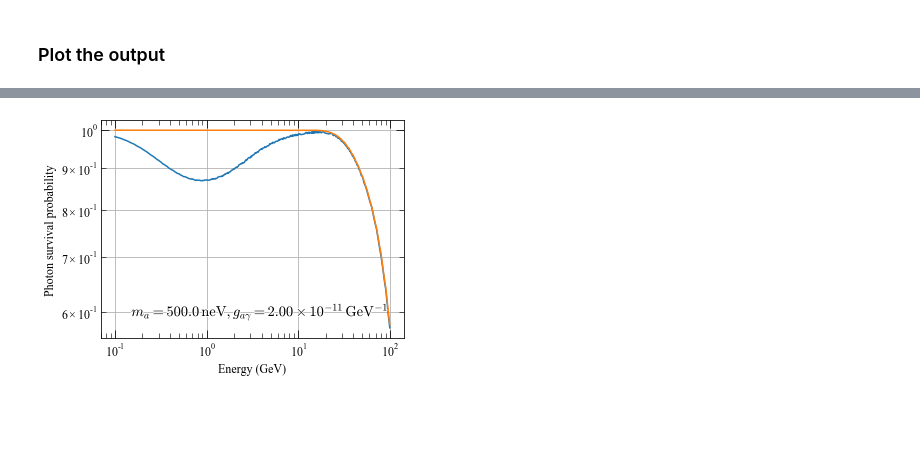
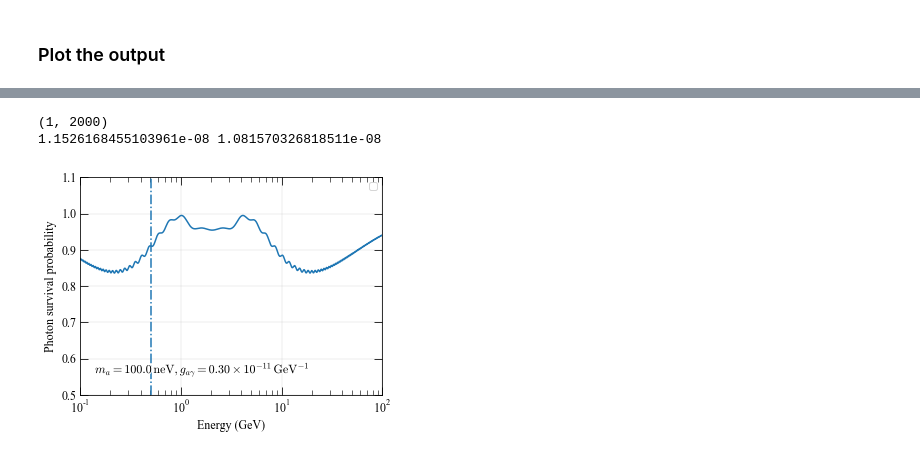
Before and after one commit to me-manu/gammaALPs, a Jupyter notebook: notebooks/example_AGN_jet.ipynb, the cells around one changed output, grey strips where cells are left out. Drawn from its saved outputs; the diff is of its cells as text; code cells hidden in the pictures; blank space fills up the shorter version.

```diff
--- a/notebooks/example_AGN_jet.ipynb
+++ b/notebooks/example_AGN_jet.ipynb
@@ -45,17 +48,18 @@ Here's the initial polarization matrix, again we assume an unpolarized beam.
 # %%
 pin = np.diag((1.,1.,0.)) * 0.5
 # %%
-m = ModuleList(ALP(m = 1., g = 1.), src, pin = pin, EGeV = EGeV, seed = 0)
+m = ModuleList(ALP(m = 1., g = 2.), src, pin = pin, EGeV = EGeV, seed = 0)
 # %% [markdown]
 Now add the modules:
 # %%
 gamma_min = 1.
 m.add_propagation("Jet",
                   0, # position of module counted from the source.
-                  B0 = 1.4, #Jet field at r = R0 in G
-                  r0 = 0.138, #distance from BH where B = B0 in pc
-                  alpha = -0.8, #exponent of toroidal mangetic field (default: -1.)
-                  psi = 0., #Angle between one photon polarization state and B field.
+                  B0 = 0.32, #Jet field at r = R0 in G
+                  r0 = 1., #distance from BH where B = B0 in pc
+                  rgam = 3.19e17 * u.cm.to('pc'), # distance of gamma-ray emitting region to BH
+                  alpha = -1, #exponent of toroidal mangetic field (default: -1.)
+                  psi = np.pi/4., #Angle between one photon polarization state and B field.
                           #Assumed constant over entire jet.
                   helical = True, #if True, use helical magnetic-field model from Clausen-Brown et al. (2011).
                                     #In this case, the psi kwarg is treated is as the phi angle
@@ -65,9 +69,10 @@ m.add_propagation("Jet",
                             #and set n0 given the minimum electron lorentz factor set with gamma_min
                   gamma_min = gamma_min, #minimum lorentz factor of emitting electrons, only used if equipartition = True
                   gamma_max = np.exp(10.) * gamma_min, #maximum lorentz factor of emitting electrons, only used if equipartition = True
-                  Rjet = 1000., #maximum jet length in pc (default: 1000.)
+                  Rjet = 40., #maximum jet length in pc (default: 1000.)
+                  n0 = 1e4, beta = -2.
                  )
-m.add_propagation("EBL",1, model = 'dominguez') # EBL attenuation comes second, after beam has left cluster
+m.add_propagation("EBL",1, eblmodel = 'dominguez') # EBL attenuation comes second, after beam has left cluster
 m.add_propagation("GMF",2, model = 'jansson12', model_sum = 'ASS') # finally, the beam enters the Milky Way Field
 # %% [markdown]
 ### Peek at the electron density and the magnetic field
@@ -85,8 +93,8 @@ plt.ylabel('B field [$\mu$G] / Electron dentity [cm$^{-3}$]')
 # %% [markdown]
 Set the ALP values
 # %%
-m.alp.m = 5e2
-m.alp.g = 2
+m.alp.m = 100.
+m.alp.g = 0.3
 # %%
 px,py,pa = m.run(multiprocess=2)
 # %% [output]
@@ -98,23 +106,34 @@ WARNING:root:Not all values of circular polarization are real values!
 atten = np.exp(-m.modules[1].opt_depth(src.z, m.EGeV / 1e3))
 # %%
 pgg = px + py # the total photon survival probability
-
-print pgg.shape
-print np.max(pgg[0][m.EGeV < 1.]) - np.min(pgg[0][m.EGeV < 1.])
+#pgg = pa
+print (pgg.shape)
+#print (np.max(pgg[0][m.EGeV < 1.]) - np.min(pgg[0][m.EGeV < 1.]))
+print (px[0,-1], py[0,-1])
 
 for p in pgg: # plot all realizations
-    plt.loglog(m.EGeV, p)
+    plt.plot(m.EGeV, p / atten)
+    #plt.plot(m.EGeV, p )
 
-plt.grid(True)
-plt.grid(True, which = 'minor', axis = 'y')
+plt.grid(True, lw = 0.2)
+plt.grid(True, which = 'minor', axis = 'y', lw = 0.2)
 
-plt.loglog(m.EGeV, atten)
+#plt.plot(m.EGeV, atten)
 plt.xlabel('Energy (GeV)')
-plt.ylabel('Photon survival probability')
+plt.ylabel(r'Photon survival probability')
 plt.legend(loc = 0, fontsize = 'medium')
 
+plt.gca().set_xscale('log')
 plt.annotate(r'$m_a = {0:.1f}\,\mathrm{{neV}}, g_{{a\gamma}} = {1:.2f} \times 10^{{-11}}\,\mathrm{{GeV}}^{{-1}}$'.format(m.alp.m,m.alp.g),
-             xy = (0.95,0.1), size = 'x-large', xycoords = 'axes fraction', ha = 'right',**effect)
+             xy = (0.05,0.1), size = 'large', xycoords = 'axes fraction', ha = 'left',**effect)
 
+
+plt.axvline(transfer.EminGeV(m.alp.m, m.alp.g, m.modules[0].nel[0], m.modules[0].B[0]), ls = '--')
+plt.axvline(transfer.EminGeV(m.alp.m, m.alp.g, m.modules[-1].nel[-1], m.modules[-1].B[-1]), ls = ':')
+plt.axvline(transfer.EmaxGeV(m.alp.g, m.modules[0].B[0]), ls = '-.')
+plt.gca().set_ylim(0.5,1.1)
+plt.gca().set_xlim(1e-1,1e2)
+#plt.gca().set_yscale('log')
 plt.subplots_adjust(left = 0.2)
+plt.savefig("Pgg.png", dpi = 200)
 # %% [output]
@@ -123,4 +141,6 @@ plt.subplots_adjust(left = 0.2)
+(1, 2000)
+1.1526168455103961e-08 1.081570326818511e-08
-[figure, old version]
+[figure, new version]
 # %%
 for p in pgg: # plot all realizations
     plt.loglog(1./m.EGeV, p)
```
Also changed, not shown: parts of 9 cells of this notebook, 7 other files.
